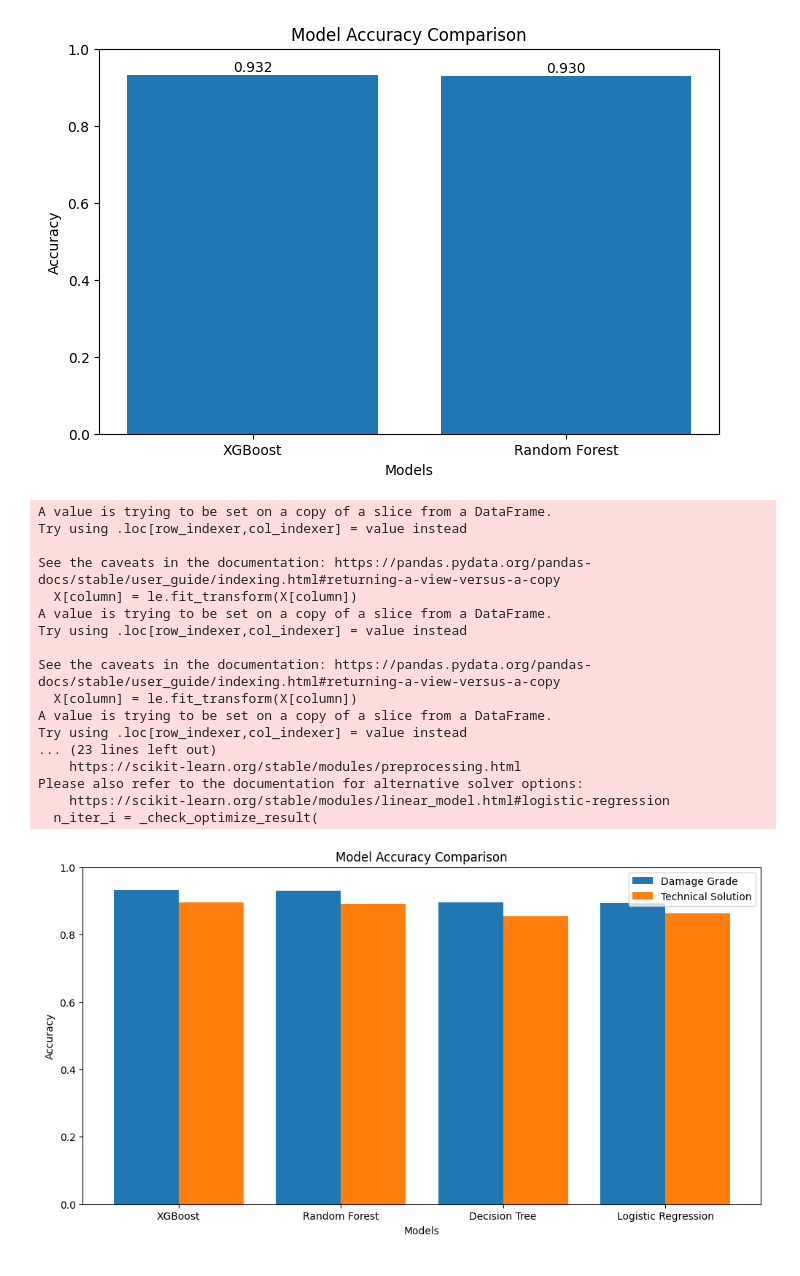
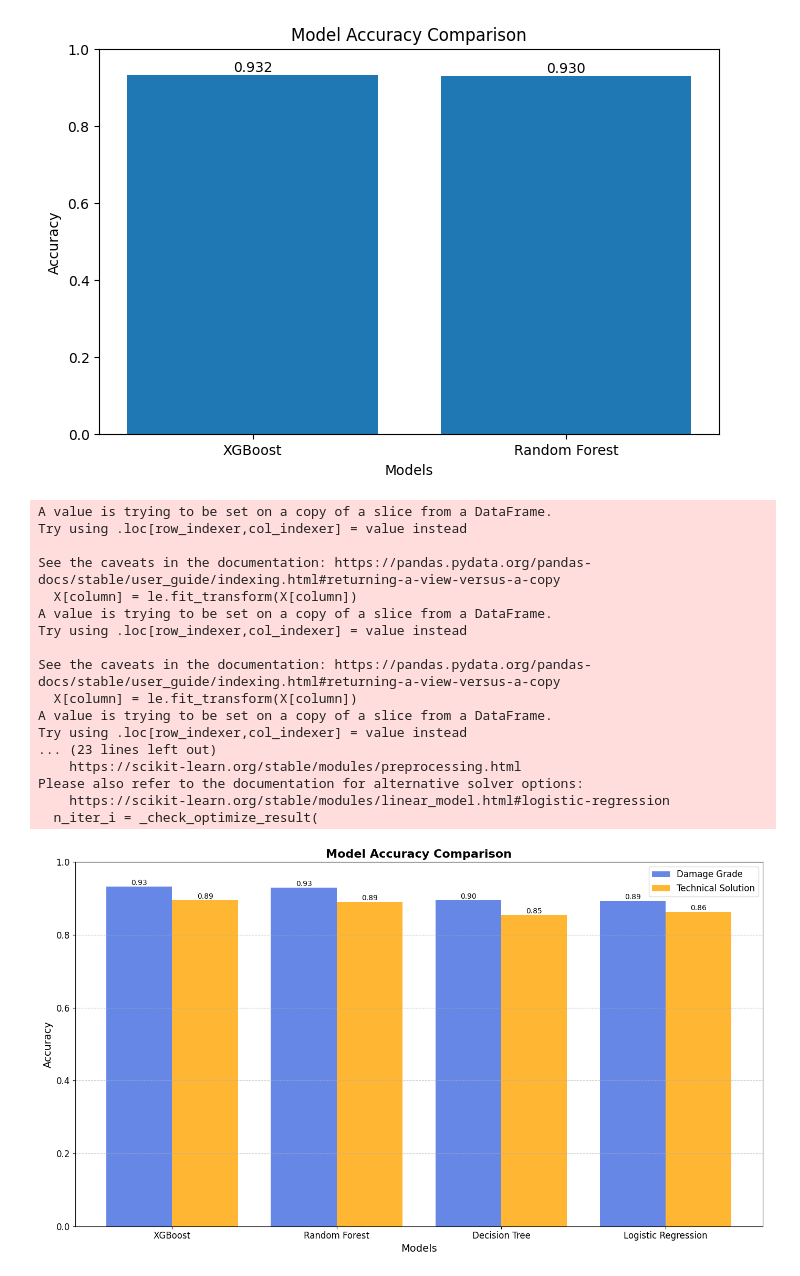
Before and after one commit to Jebolwski/earthquake-damage, a Jupyter notebook: structure.ipynb, the cells around one changed output. Cells and saved outputs as stored; diff of their text form; code cells hidden in the pictures.

```diff
--- a/structure.ipynb
+++ b/structure.ipynb
@@ -5,12 +5,15 @@ import matplotlib.pyplot as plt
 import datetime
 # %%
 # Bina yapılarını içeren csv dosyası
-b = pd.read_csv("data\csv_building_structure.csv")
+b = pd.read_csv("/content/sample_data/csv_building_structure.csv")
 
 # İlçe isimlerini içeren csv dosyası
-df = pd.read_csv("data\ward_vdcmun_district_name_mapping.csv")
+df = pd.read_csv("/content/sample_data/ward_vdcmun_district_name_mapping.csv")
+
+
 
 df=df[['district_id','district_name']]
+
 # district_id'si ve district_name'i aynı olan satırları silme
 df = df.drop_duplicates(subset=['district_id', 'district_name'], keep='first')
 
@@ -288,31 +307,33 @@ from sklearn.tree import DecisionTreeClassifier
 from sklearn.linear_model import LogisticRegression
 from sklearn.preprocessing import LabelEncoder
 
+# Özellikler ve hedefler
 features = [
-    "plinth_area_sq_ft","magnitude_felt","magnitude",
-    "land_surface_condition","count_floors_pre_eq","height_ft_pre_eq",
+    "plinth_area_sq_ft", "magnitude_felt", "magnitude",
+    "land_surface_condition", "count_floors_pre_eq", "height_ft_pre_eq",
     "roof_type", "age_building", "foundation_type",
     "ground_floor_type", "other_floor_type", "has_superstructure_adobe_mud", "has_superstructure_stone_flag",
     "has_superstructure_cement_mortar_stone", "has_superstructure_mud_mortar_brick", "has_superstructure_cement_mortar_brick", "has_superstructure_timber",
     "has_superstructure_bamboo", "has_superstructure_rc_non_engineered", "has_superstructure_rc_engineered", "has_superstructure_other",
 ]
 
+data = b
+
 target_damage = "damage_grade"
 target_solution = "technical_solution_proposed"
-
-data=b
 
 X = data[features]
 y_damage = data[target_damage] - 1
 y_solution = data[target_solution]
 
-
+# Kategorik verilerin encode edilmesi
 for column in X.select_dtypes(include=['object']).columns:
     le = LabelEncoder()
     X[column] = le.fit_transform(X[column])
 le_solution = LabelEncoder()
 y_solution = le_solution.fit_transform(y_solution)
 
+# Eğitim ve test setlerinin oluşturulması
 X_train, X_test, y_damage_train, y_damage_test, y_solution_train, y_solution_test = train_test_split(
     X, y_damage, y_solution, test_size=0.2, random_state=42
 )
@@ -332,6 +353,7 @@ for feature, weight in feature_weights.items():
     if feature in X_test.columns:
         X_test[feature] = X_test[feature] * weight
 
+# Modellerin tanımlanması
 models = {
     "XGBoost": XGBClassifier(),
     "Random Forest": RandomForestClassifier(),
@@ -342,46 +364,66 @@ models = {
 accuracies_damage = {}
 accuracies_solution = {}
 
+# Modellerin eğitilmesi ve doğruluk hesaplamaları
 for model_name, model in models.items():
     model.fit(X_train, y_damage_train)
     y_damage_pred = model.predict(X_test)
     accuracies_damage[model_name] = accuracy_score(y_damage_test, y_damage_pred)
 
     model.fit(X_train, y_solution_train)
     y_solution_pred = model.predict(X_test)
     accuracies_solution[model_name] = accuracy_score(y_solution_test, y_solution_pred)
 
+# Grafik için verilerin hazırlanması
 model_names = list(models.keys())
 damage_accuracies = list(accuracies_damage.values())
 solution_accuracies = list(accuracies_solution.values())
 
 X_axis = np.arange(len(model_names))
-plt.figure(figsize=(12, 6))
-plt.bar(X_axis - 0.2, damage_accuracies, 0.4, label='Damage Grade')
-plt.bar(X_axis + 0.2, solution_accuracies, 0.4, label='Technical Solution')
-plt.xticks(X_axis, model_names)
-plt.xlabel("Models")
-plt.ylabel("Accuracy")
-plt.title("Model Accuracy Comparison")
-plt.legend()
-plt.ylim(0,1)
+plt.figure(figsize=(14, 8))
+bar_width = 0.4
+
+# Bar grafiği çizimi
+bars1 = plt.bar(X_axis - bar_width / 2, damage_accuracies, bar_width, label='Damage Grade', color='royalblue', alpha=0.8)
+bars2 = plt.bar(X_axis + bar_width / 2, solution_accuracies, bar_width, label='Technical Solution', color='orange', alpha=0.8)
+
+# Barların üzerine değerlerin eklenmesi
+for bar in bars1:
+    height = bar.get_height()
+    plt.text(bar.get_x() + bar.get_width() / 2.0, height, f"{height:.2f}", ha='center', va='bottom', fontsize=10)
+
+for bar in bars2:
+    height = bar.get_height()
+    plt.text(bar.get_x() + bar.get_width() / 2.0, height, f"{height:.2f}", ha='center', va='bottom', fontsize=10)
+
+# Grafik özelleştirmeleri
+plt.xticks(X_axis, model_names, fontsize=12)
+plt.yticks(fontsize=12)
+plt.xlabel("Models", fontsize=14)
+plt.ylabel("Accuracy", fontsize=14)
+plt.title("Model Accuracy Comparison", fontsize=16, fontweight='bold')
+plt.legend(fontsize=12)
+plt.grid(axis='y', linestyle='--', alpha=0.7)
+plt.ylim(0, 1)
+
+plt.tight_layout()
 plt.show()
 # %% [output]
 A value is trying to be set on a copy of a slice from a DataFrame.
 Try using .loc[row_indexer,col_indexer] = value instead
 
 See the caveats in the documentation: https://pandas.pydata.org/pandas-docs/stable/user_guide/indexing.html#returning-a-view-versus-a-copy
   X[column] = le.fit_transform(X[column])
 A value is trying to be set on a copy of a slice from a DataFrame.
 Try using .loc[row_indexer,col_indexer] = value instead
 
 See the caveats in the documentation: https://pandas.pydata.org/pandas-docs/stable/user_guide/indexing.html#returning-a-view-versus-a-copy
   X[column] = le.fit_transform(X[column])
 A value is trying to be set on a copy of a slice from a DataFrame.
 Try using .loc[row_indexer,col_indexer] = value instead
 ... (23 lines left out)
     https://scikit-learn.org/stable/modules/preprocessing.html
 Please also refer to the documentation for alternative solver options:
     https://scikit-learn.org/stable/modules/linear_model.html#logistic-regression
   n_iter_i = _check_optimize_result(
-[figure, old version]
+[figure, new version]
```
Also changed, not shown: parts of 4 cells of this notebook.
